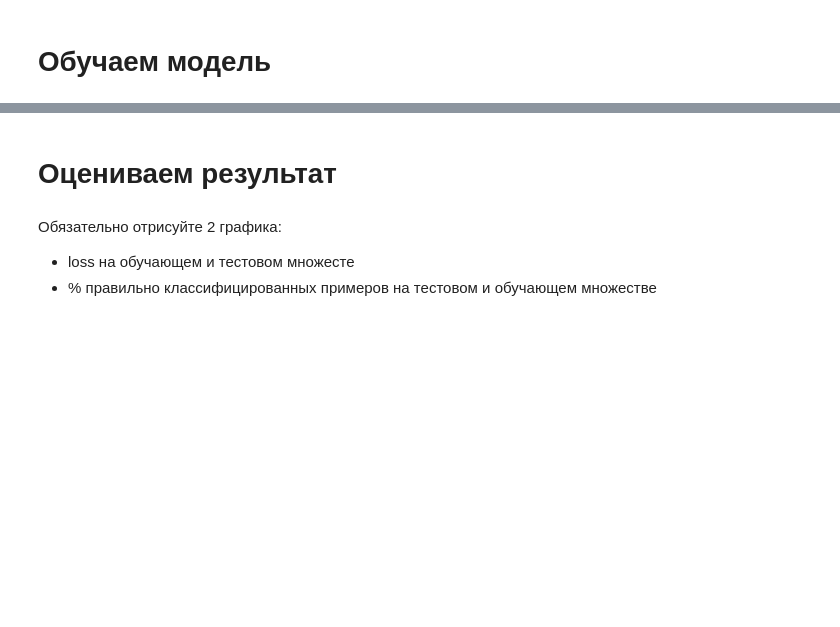
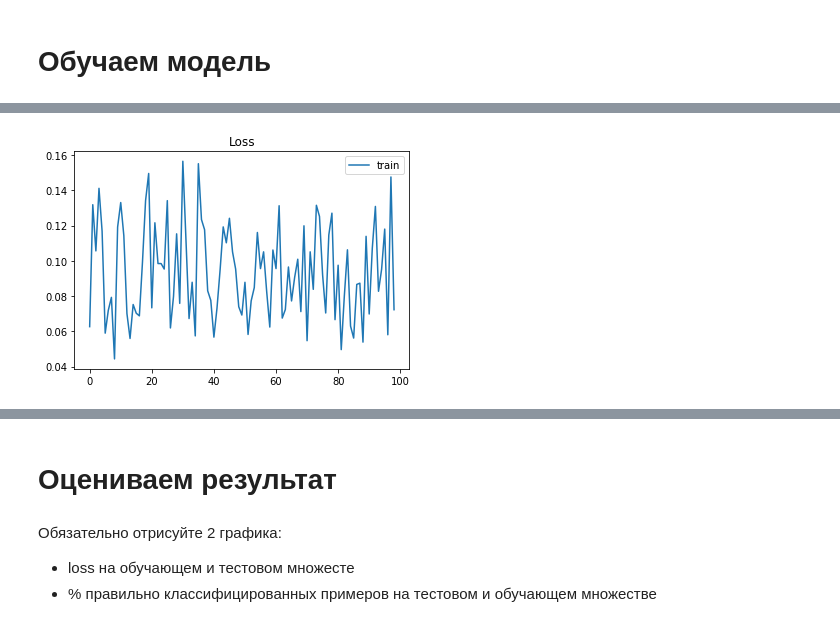
Before and after one commit to GitDimONE/Tech_ANN, a Jupyter notebook: 1_Lecture/01_Homework_Template.ipynb, the cells around one changed output, grey strips where cells are left out. Saved outputs shown, nothing was run; the diff lists cells and outputs as text; code cells hidden in the pictures; blank space fills up the shorter version.

```diff
--- a/1_Lecture/01_Homework_Template.ipynb
+++ b/1_Lecture/01_Homework_Template.ipynb
@@ -103,9 +97,8 @@ def lgs(x, y, weight):
 # %%
 # Learning steps
-learn_rate = 0.0001
+learn_rate = 0.001
 def lrn_step(x, y, weight):
-    weight -= learn_rate*sgd(x, y, weight)
-    return weight
+    return learn_rate*sgd(x, y, weight)
 # %%
 def accuracy(x, y, weight, treshold):
     n_all = x.shape[0]
@@ -116,20 +109,22 @@ def accuracy(x, y, weight, treshold):
             n_true += 1
     return n_true/n_all
 # %%
-batch = 100
-logloss = 0
-acc = 0
-def evaluate(x, y, loss):
-    global w, logloss, acc
-    for iter in tqdm.tqdm_notebook(range(y.shape[0])):
-        i = np.random.randint(0, high=y.shape[0])
-        w = lrn_step(x[i], y[i], w)
-        logloss += lgs(x[i], y[i], w)
-        if ((iter+1) % batch == 0):
-            loss = np.append(loss, logloss/batch)
-            logloss = 0
-            acc = np.append(acc, accuracy(x, y[i], w, 0.1))
-    return loss, acc
+# Learning epoch
+mini_batch_size = 100
+def epoch():
+    global w
+    batch_loss = 0
+    loss = []
+    for it in tqdm.tqdm_notebook(range(y_train.shape[0])):
 
-loss_train, acc_train = evaluate(x_train, y_train, loss_train)
-loss_valid, acc_valid = evaluate(x_valid, y_valid, loss_valid)
+        j = np.random.randint(0, y_train.shape[0])
+
+        w -= lrn_step(x_train[j], y_train[j], w)
+
+        batch_loss += lgs(x_train[j], y_train[j], w)
+
+        if ((it+1) % mini_batch_size == 0):
+            loss = np.append(loss, (batch_loss/mini_batch_size))
+            batch_loss = 0
+            #acc = np.append(acc, accuracy(x, y[j], w, 0.4))
+    return loss
@@ -137,0 +131,2 @@ loss_valid, acc_valid = evaluate(x_valid, y_valid, loss_valid)
+# %%
+loss_train = epoch()
@@ -138,5 +136,8 @@ loss_valid, acc_valid = evaluate(x_valid, y_valid, loss_valid)
 # %%
 plt.title('Loss')
 plt.plot(loss_train, label='train')
-plt.plot(loss_valid, label='test')
+#plt.plot(loss_valid, label='test')
 plt.legend()
+
+print("Training Loss: ", loss_train[-1])
+# %% [output]
@@ -143,3 +145,4 @@ plt.legend()
+[figure, added]
 # %%
 plt.title('Acc')
 plt.plot(acc_train, label='train')
```
Also changed, not shown: parts of 16 cells of this notebook, 1 other file.
